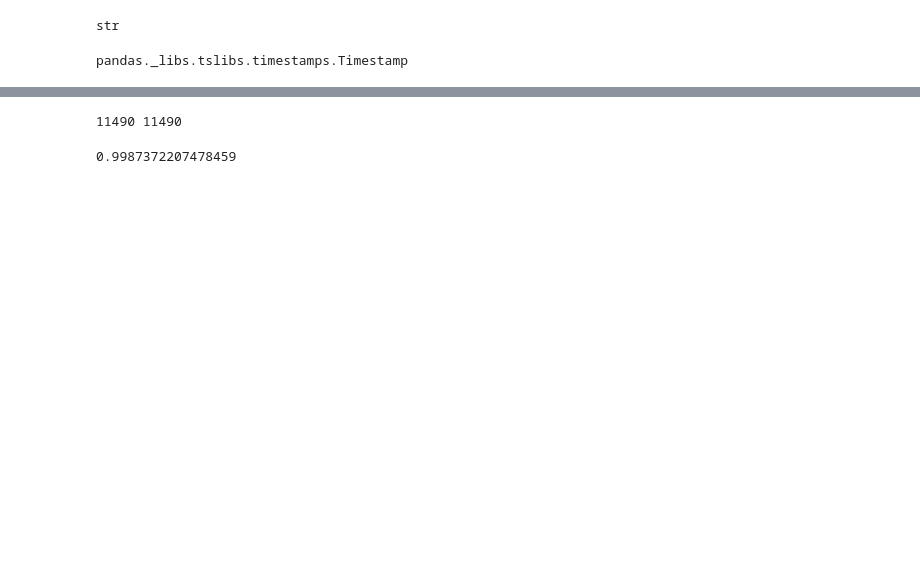
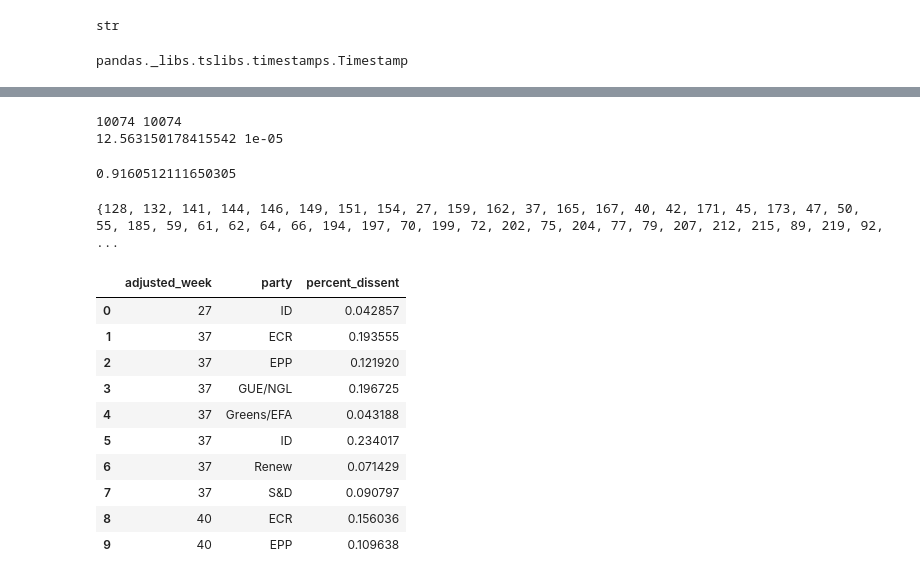
Before and after one commit to siennaboos/PartyLoyaltyProject, a Jupyter notebook: ml-src/ml2_logreg.ipynb, the cells around one changed output, grey strips where cells are left out. Saved outputs shown, nothing was run; the diff lists cells and outputs as text; code cells hidden in the pictures; blank space fills up the shorter version.

```diff
--- a/ml-src/ml2_logreg.ipynb
+++ b/ml-src/ml2_logreg.ipynb
@@ -214,7 +249,26 @@ R2 score: 0.32505013584037123
 # %%
 print(len(y_pred_percent), len(y_np))
+print(y_pred_percent[0], y_np[0])
 resids = y_pred_percent - (y_np * 100)
 resids.mean()
 # %% [output]
-11490 11490
+10074 10074
+12.563150178415542 1e-05
-0.9987372207478459
+0.9160512111650305
+# %%
+print(set(df_no_zeros['adjusted_week']))
+df_groupbyweek = df_no_zeros.groupby(['adjusted_week', 'party'])['percent_dissent'].mean().reset_index()
+df_groupbyweek.head(10)
+# %% [output]
+{128, 132, 141, 144, 146, 149, 151, 154, 27, 159, 162, 37, 165, 167, 40, 42, 171, 45, 173, 47, 50, 55, 185, 59, 61, 62, 64, 66, 194, 197, 70, 199, 72, 202, 75, 204, 77, 79, 207, 212, 215, 89, 219, 92, ...
+|  | adjusted_week | party | percent_dissent |
+| 0 | 27 | ID | 0.042857 |
+| 1 | 37 | ECR | 0.193555 |
+| 2 | 37 | EPP | 0.121920 |
+| 3 | 37 | GUE/NGL | 0.196725 |
+| 4 | 37 | Greens/EFA | 0.043188 |
+| 5 | 37 | ID | 0.234017 |
+| 6 | 37 | Renew | 0.071429 |
+| 7 | 37 | S&D | 0.090797 |
+| 8 | 40 | ECR | 0.156036 |
+| 9 | 40 | EPP | 0.109638 |
```
Also changed, not shown: parts of 21 cells of this notebook, 1 other file.
